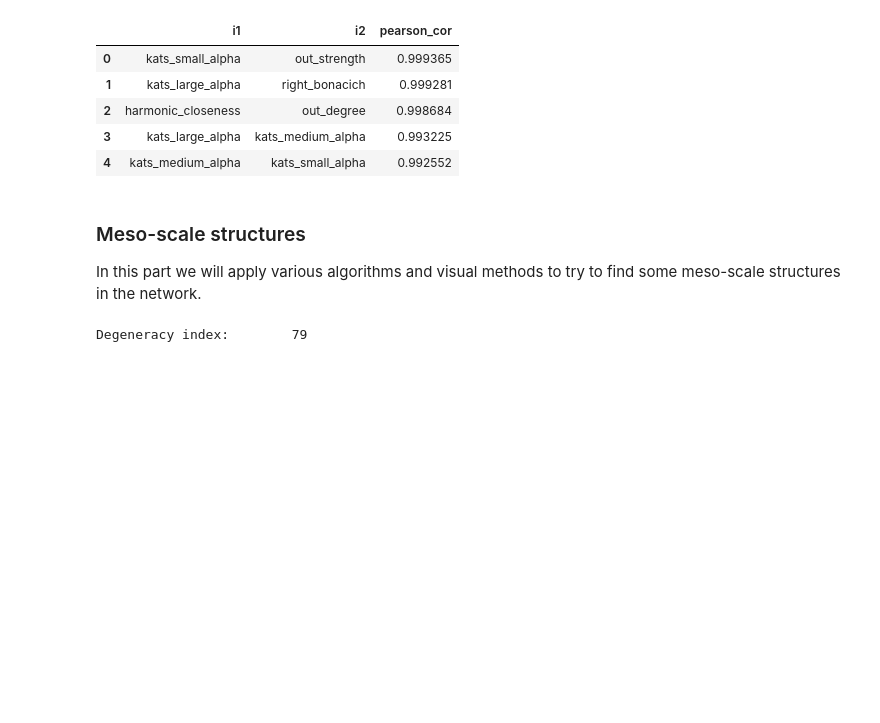
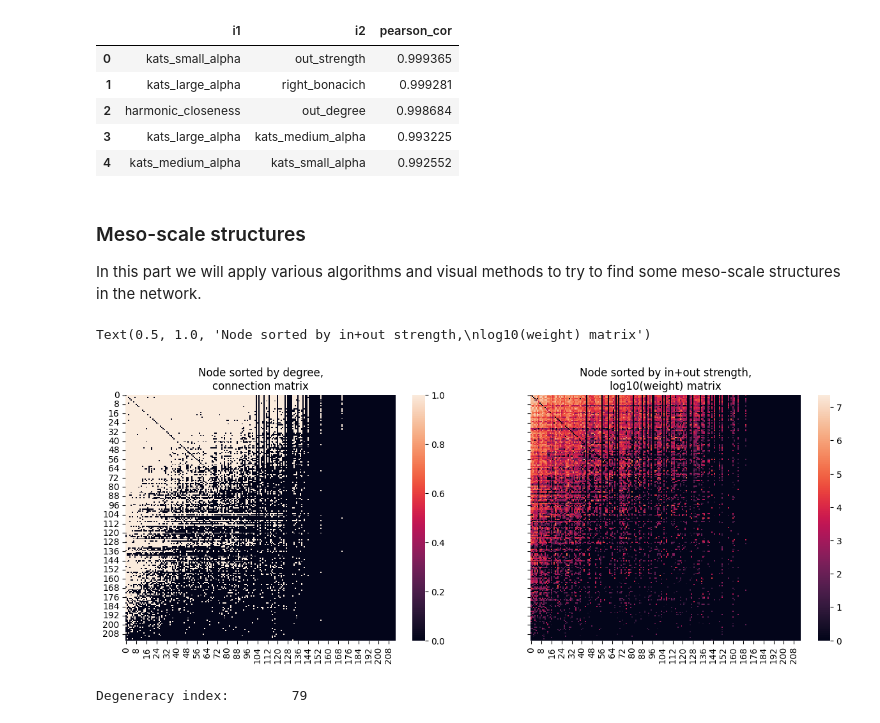
Before and after one commit to emanuelena49/fao-trade-network-analysis, a Jupyter notebook: fao_trade.ipynb, the cells around one changed output. Drawn from its saved outputs; the diff is of its cells as text; code cells hidden in the pictures; blank space fills up the shorter version.

Commit message:
feat: plot heatmap descending degree

```diff
--- a/fao_trade.ipynb
+++ b/fao_trade.ipynb
@@ -964 +999,25 @@ In this part we will apply various algorithms and visual methods to try to find
+# %%
+fig, axes = plt.subplots(1, 2, figsize=(15, 5), sharey=True)
+
+# rename node labels by descending degree and plot connection matrix
+sns.heatmap(
+    nx.adjacency_matrix(generate_graph_from_nodes_sorting(
+        all_layers_g, [ node for (node, _) in
+         sorted(all_layers_g.degree, key=lambda x: x[1], reverse=True) ],
+        create_using=nx.DiGraph
+    )).todense(), ax=axes[0])
+axes[0].set_title("Node sorted by degree,\nconnection matrix")
+
+
+sns.heatmap(
+    nx.adjacency_matrix(generate_graph_from_nodes_sorting(
+        all_layers_g, [ node for (node, _) in
+         sorted(all_layers_g.degree(weight="weight"), key=lambda x: x[1], reverse=True) ],
+        build_matrix_entry=lambda g, n1, n2: math.log10(g.edges[n1, n2]["weight"]),
+        create_using=nx.DiGraph
+    )).todense(), ax=axes[1])
+axes[1].set_title("Node sorted by in+out strength,\nlog10(weight) matrix")
+# %% [output]
+Text(0.5, 1.0, 'Node sorted by in+out strength,\nlog10(weight) matrix')
+[figure, added]
 # %%
```
Also changed, not shown: parts of 5 cells of this notebook, 1 other file.
